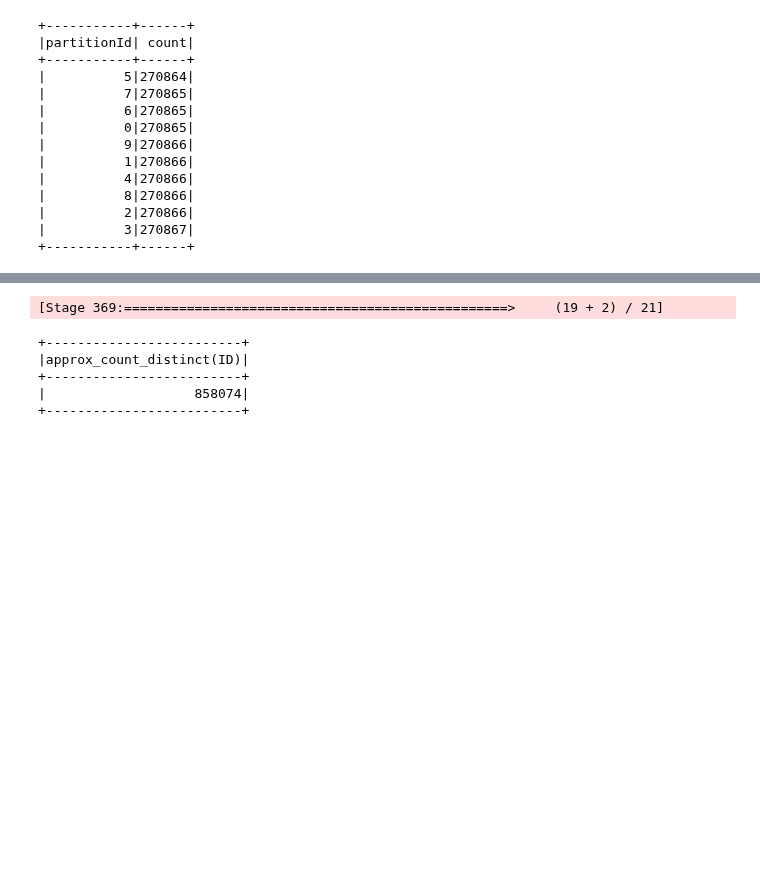
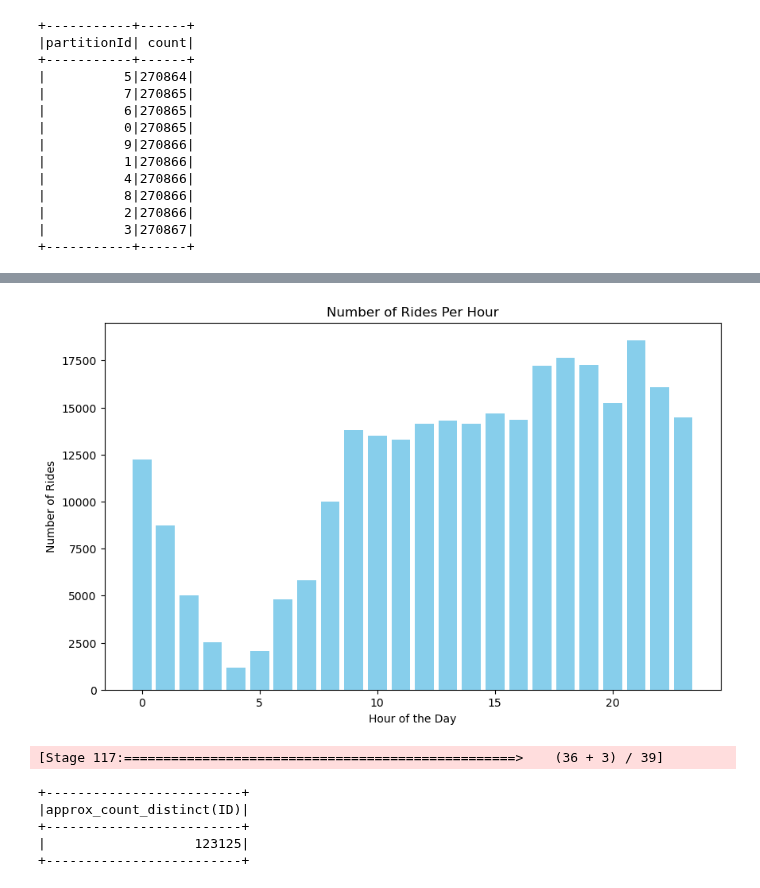
Before and after one commit to hvpachisia/uchicago-lyft-rideshare, a Jupyter notebook: eda_2021.ipynb, the cells around one changed output, grey strips where cells are left out. Drawn from its saved outputs; the diff is of its cells as text; code cells hidden in the pictures; blank space fills up the shorter version.

```diff
--- a/eda_2021.ipynb
+++ b/eda_2021.ipynb
@@ -196,2 +208,18 @@ The code after this point is what remains to be done and is untested. If we all
+# %%
+# rides per hour:
+rides_per_hour = df_area.groupBy("hour").count().orderBy("hour")
+
+# Convert the result to Pandas for local plotting
+rides_per_hour_pd = rides_per_hour.toPandas()
+
+# Plot the data
+plt.figure(figsize=(10, 6))
+plt.bar(rides_per_hour_pd["hour"], rides_per_hour_pd["count"], color="skyblue")
+plt.xlabel("Hour of the Day")
+plt.ylabel("Number of Rides")
+plt.title("Number of Rides Per Hour")
+plt.show()
+# %% [output]
+[figure, added]
 # %%
 # verify this is the correct time period for your given year
@@ -200,11 +227,11 @@ df_area_program = df_area.filter((df_area.Fare <= 15.0) & (df_area.hour >= 17) &
 # %%
 from pyspark.sql.functions import approxCountDistinct
 
-df_area.select(approxCountDistinct("ID", rsd = 0.05)).show()
+df_area_program.select(approxCountDistinct("ID", rsd = 0.05)).show()
 # %% [output]
-[Stage 369:=================================================>     (19 + 2) / 21]
+[Stage 117:==================================================>    (36 + 3) / 39]
 +-------------------------+
 |approx_count_distinct(ID)|
 +-------------------------+
-|                   858074|
+|                   123125|
 +-------------------------+
```
Also changed, not shown: parts of 21 cells of this notebook.
